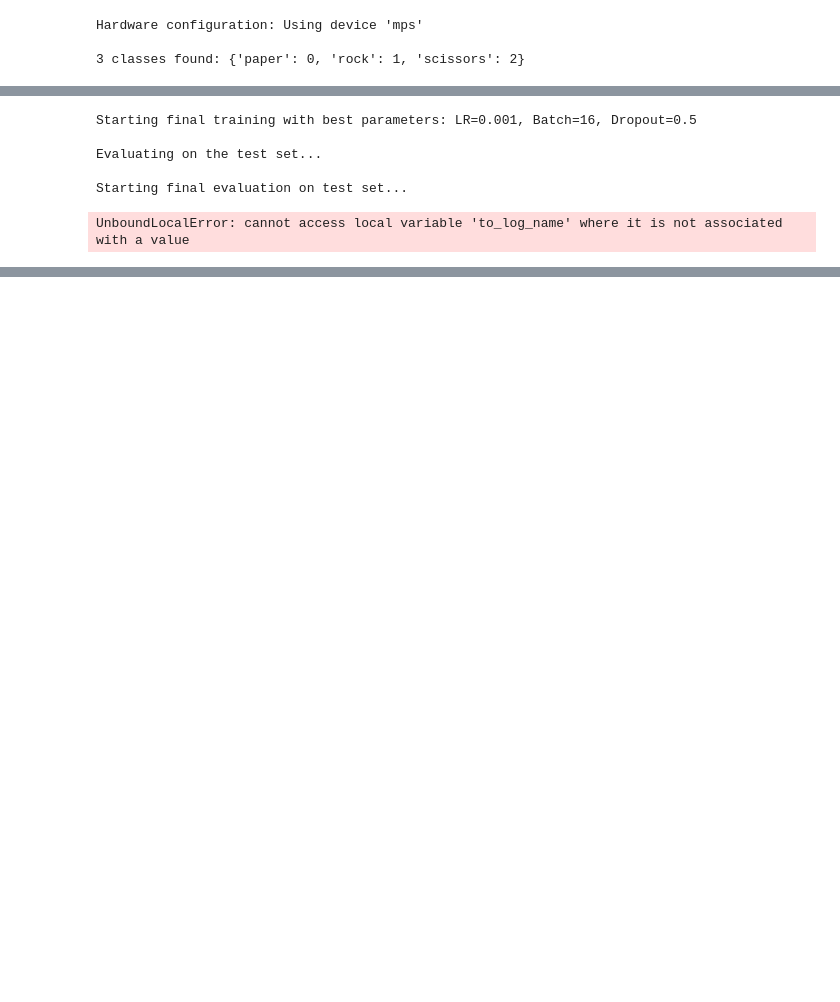
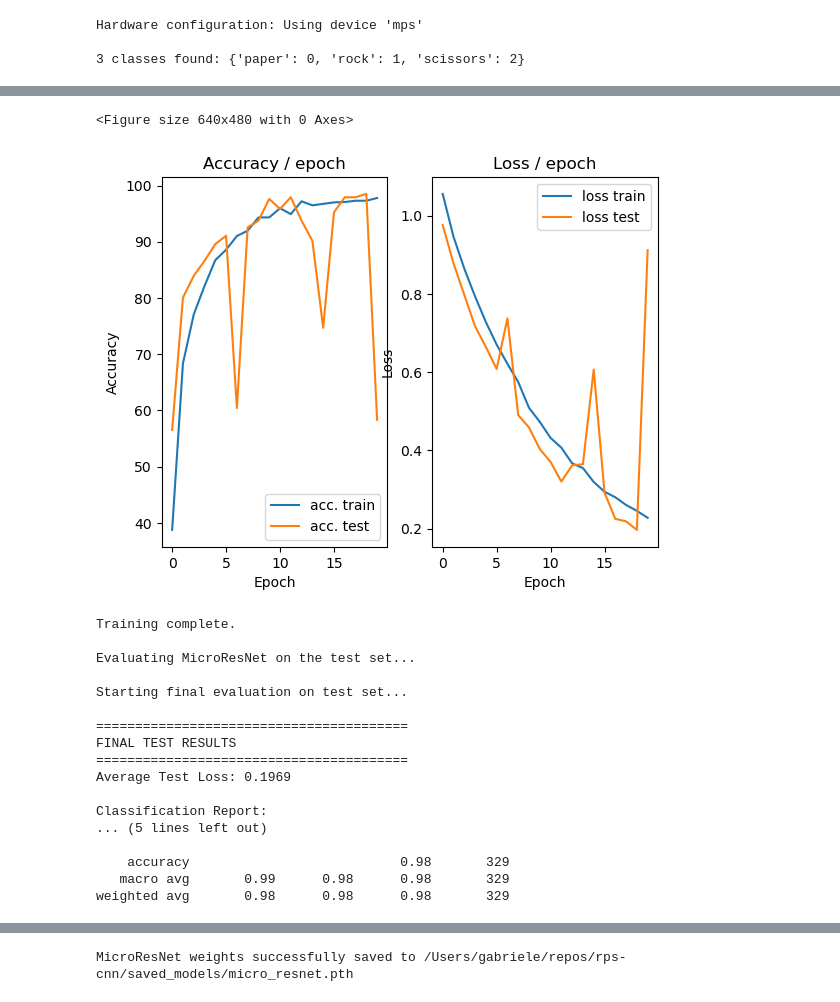
Before and after one commit to gabrieelsky/rps-cnn, a Jupyter notebook: main.ipynb, the cells around one changed output, grey strips where cells are left out. Drawn from its saved outputs; the diff is of its cells as text; code cells hidden in the pictures; blank space fills up the shorter version.

```diff
--- a/main.ipynb
+++ b/main.ipynb
@@ -107,40 +187,53 @@ Selected best config: lr=0.001, batch_size=16, dropout=0.5, weight_decay=0.0001,
 # %%
-print(f"\nStarting final training with best parameters: LR={best_lr}, Batch={best_batch_size}, Dropout={best_dropout}")
-
 train_loader, val_loader, test_loader, _ = create_dataloaders(RAW_DATA_DIR, batch_size=best_batch_size)
 
 model = MicroResNet(num_classes=num_classes).to(device)
 criterion = nn.CrossEntropyLoss()
 optimizer = torch.optim.SGD(model.parameters(), lr=best_lr, weight_decay=best_weight_decay)
+
+print(f"\nStarting MicroResNet training with the best parameters...")
 
 model, history = train_model(
     model=model,
     train_loader=train_loader,
     val_loader=val_loader,
     criterion=criterion,
     optimizer=optimizer,
     device=device,
     num_epochs=final_epochs,
     patience=5,
     min_delta=1e-4
 )
 
-print("\nEvaluating on the test set...")
+print("\nEvaluating MicroResNet on the test set...")
 test_loss, all_preds, all_labels = evaluate_model(
     model=model,
     test_loader=test_loader,
     criterion=criterion,
     device=device,
     class_mapping=class_mapping,
 )
 
-save_path = os.path.join(MODELS_DIR, "convnet_best.pth")
+save_path = os.path.join(MODELS_DIR, "micro_resnet.pth")
 torch.save(model.state_dict(), save_path)
-print(f"\nModel weights successfully saved to {save_path}")
+print(f"\nMicroResNet weights successfully saved to {save_path}")
 # %% [output]
-Starting final training with best parameters: LR=0.001, Batch=16, Dropout=0.5
-
-Evaluating on the test set...
-
-Starting final evaluation on test set...
+<Figure size 640x480 with 0 Axes>
+[figure, added]
-UnboundLocalError: cannot access local variable 'to_log_name' where it is not associated with a value
+Training complete.
+
+Evaluating MicroResNet on the test set...
+
+Starting final evaluation on test set...
+
+========================================
+FINAL TEST RESULTS
+========================================
+Average Test Loss: 0.1969
+
+Classification Report:
+... (5 lines left out)
+
+    accuracy                           0.98       329
+   macro avg       0.99      0.98      0.98       329
+weighted avg       0.98      0.98      0.98       329
@@ -147,3 +241,4 @@ UnboundLocalError: cannot access local variable 'to_log_name' where it is not as
+MicroResNet weights successfully saved to /Users/gabriele/repos/rps-cnn/saved_models/micro_resnet.pth
 # %%
 # only eval
 
```
Also changed, not shown: parts of 7 cells of this notebook.
